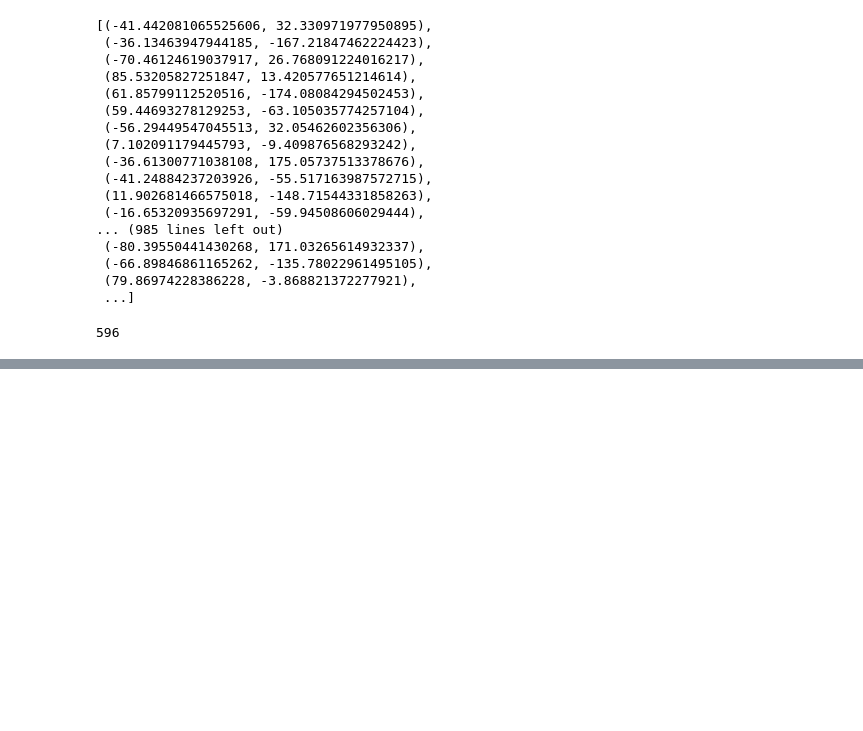
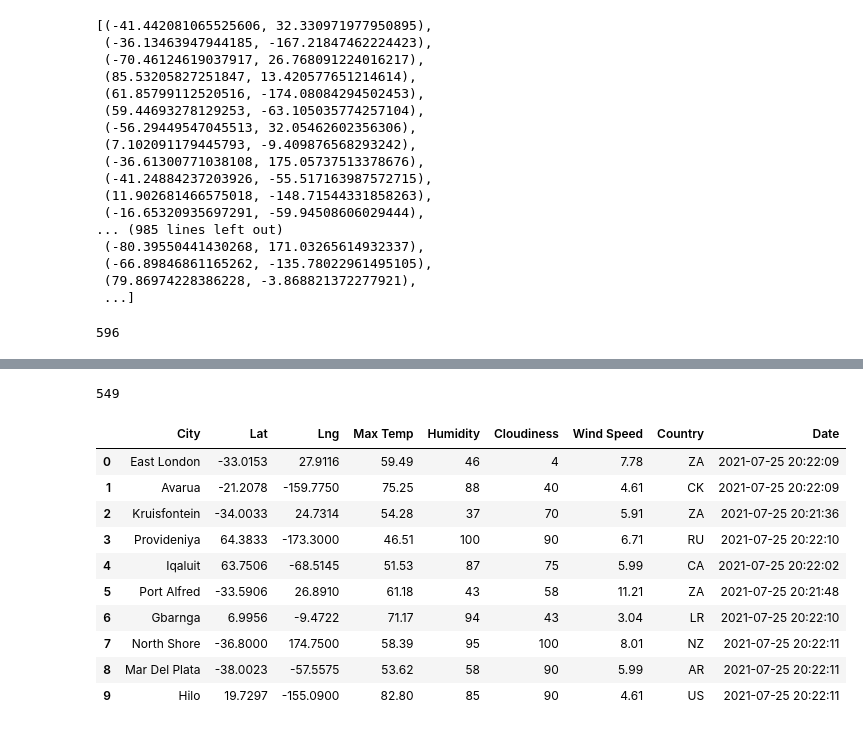
Before and after one commit to chocoplace/World_Weather_Analysis, a Jupyter notebook: WeatherPy.ipynb, the cells around one changed output, grey strips where cells are left out. Cells and saved outputs as stored; diff of their text form; code cells hidden in the pictures; blank space fills up the shorter version.

```diff
--- a/WeatherPy.ipynb
+++ b/WeatherPy.ipynb
@@ -51,0 +155,20 @@ len(cities)
+# %%
+len(city_data)
+# %% [output]
+549
+# %%
+# Convert the array of dictionaries to a Pandas DataFrame.
+city_data_df = pd.DataFrame(city_data)
+city_data_df.head(10)
+# %% [output]
+|  | City | Lat | Lng | Max Temp | Humidity | Cloudiness | Wind Speed | Country | Date |
+| 0 | East London | -33.0153 | 27.9116 | 59.49 | 46 | 4 | 7.78 | ZA | 2021-07-25 20:22:09 |
+| 1 | Avarua | -21.2078 | -159.7750 | 75.25 | 88 | 40 | 4.61 | CK | 2021-07-25 20:22:09 |
+| 2 | Kruisfontein | -34.0033 | 24.7314 | 54.28 | 37 | 70 | 5.91 | ZA | 2021-07-25 20:21:36 |
+| 3 | Provideniya | 64.3833 | -173.3000 | 46.51 | 100 | 90 | 6.71 | RU | 2021-07-25 20:22:10 |
+| 4 | Iqaluit | 63.7506 | -68.5145 | 51.53 | 87 | 75 | 5.99 | CA | 2021-07-25 20:22:02 |
+| 5 | Port Alfred | -33.5906 | 26.8910 | 61.18 | 43 | 58 | 11.21 | ZA | 2021-07-25 20:21:48 |
+| 6 | Gbarnga | 6.9956 | -9.4722 | 71.17 | 94 | 43 | 3.04 | LR | 2021-07-25 20:22:10 |
+| 7 | North Shore | -36.8000 | 174.7500 | 58.39 | 95 | 100 | 8.01 | NZ | 2021-07-25 20:22:11 |
+| 8 | Mar Del Plata | -38.0023 | -57.5575 | 53.62 | 58 | 90 | 5.99 | AR | 2021-07-25 20:22:11 |
+| 9 | Hilo | 19.7297 | -155.0900 | 82.80 | 85 | 90 | 4.61 | US | 2021-07-25 20:22:11 |
```
Also changed, not shown: parts of 9 cells of this notebook.
